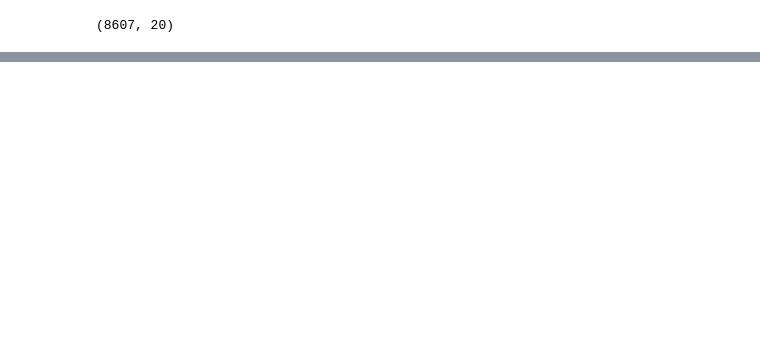
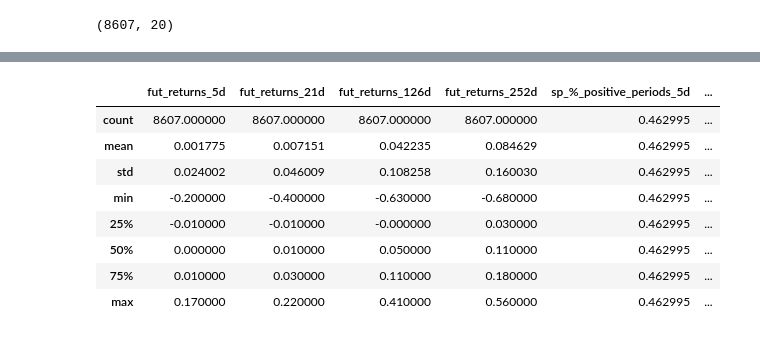
Before and after one commit to BrunoPPivetti/intermaket_cycle_analysis---dxy-stocks-and-vix, a Jupyter notebook: intermaket_analysis.ipynb, the cells around one changed output, grey strips where cells are left out. Saved outputs shown, nothing was run; the diff lists cells and outputs as text; code cells hidden in the pictures; blank space fills up the shorter version.

```diff
--- a/intermaket_analysis.ipynb
+++ b/intermaket_analysis.ipynb
@@ -109,0 +138,21 @@ market_df.shape
+# %%
+baseline = pd.DataFrame(market_df[['fut_returns_5d','fut_returns_21d','fut_returns_126d','fut_returns_252d']].describe())
+
+baseline['sp_%_positive_periods_5d'] = (market_df['fut_returns_5d'] > 0).mean()
+baseline['sp_%_positive_periods_21d'] = (market_df['fut_returns_21d'] > 0).mean()
+baseline['sp_%_positive_periods_126d'] = (market_df['fut_returns_126d'] > 0).mean()
+baseline['sp_%_positive_periods_252d'] = (market_df['fut_returns_252d'] > 0).mean()
+
+baseline
+
+#as long the observation period gets, more likely it is to get positive returns from sp500
+# %% [output]
+|  | fut_returns_5d | fut_returns_21d | fut_returns_126d | fut_returns_252d | sp_%_positive_periods_5d | ... |
+| count | 8607.000000 | 8607.000000 | 8607.000000 | 8607.000000 | 0.462995 | ... |
+| mean | 0.001775 | 0.007151 | 0.042235 | 0.084629 | 0.462995 | ... |
+| std | 0.024002 | 0.046009 | 0.108258 | 0.160030 | 0.462995 | ... |
+| min | -0.200000 | -0.400000 | -0.630000 | -0.680000 | 0.462995 | ... |
+| 25% | -0.010000 | -0.010000 | -0.000000 | 0.030000 | 0.462995 | ... |
+| 50% | 0.000000 | 0.010000 | 0.050000 | 0.110000 | 0.462995 | ... |
+| 75% | 0.010000 | 0.030000 | 0.110000 | 0.180000 | 0.462995 | ... |
+| max | 0.170000 | 0.220000 | 0.410000 | 0.560000 | 0.462995 | ... |
```
Also changed, not shown: parts of 3 cells of this notebook.
